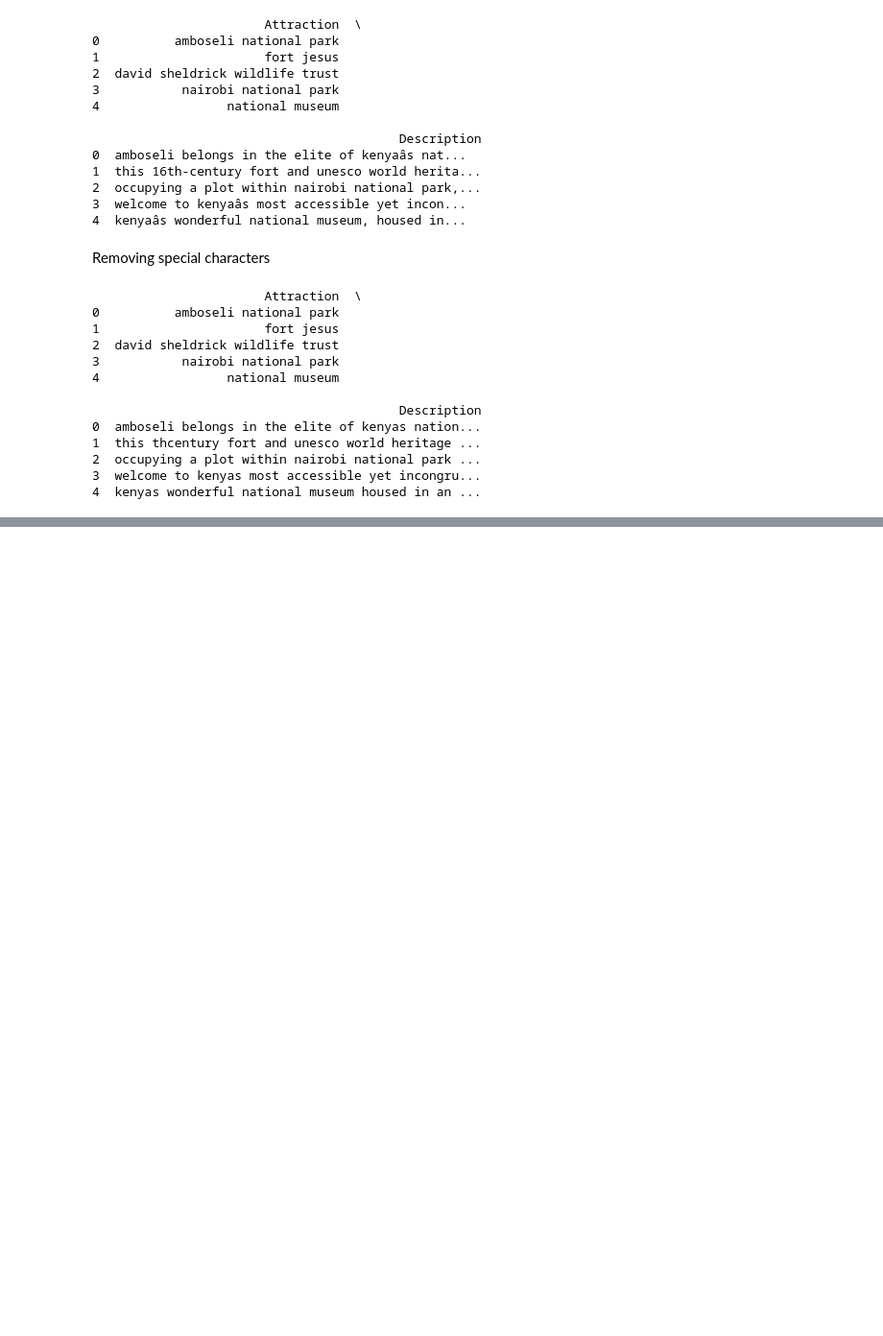
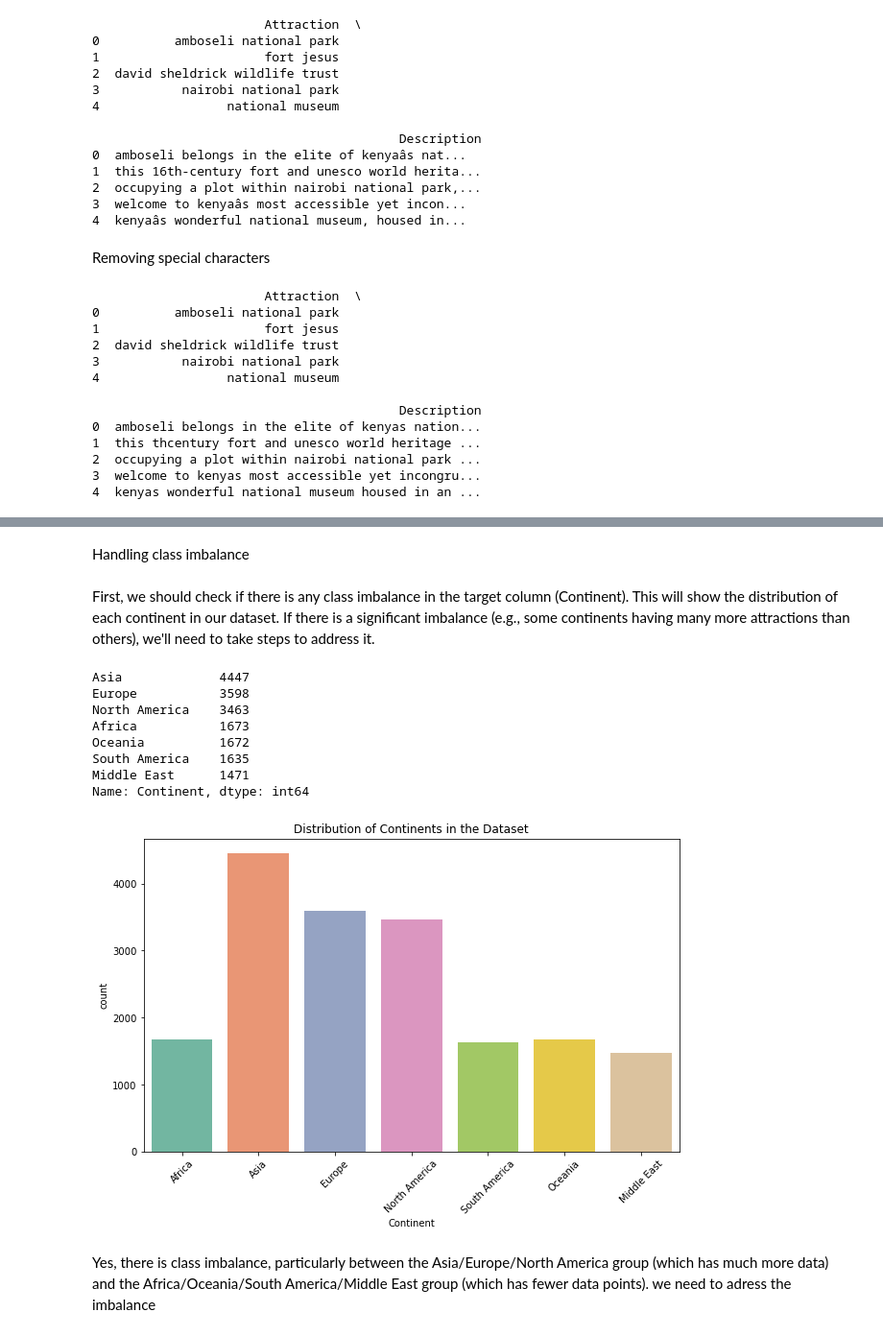
Before and after one commit to KImondorose/Safari-Travel-Advisor, a Jupyter notebook: work_in_progress/laura.ipynb, the cells around one changed output, grey strips where cells are left out. Shown at 96% size. Cells and saved outputs as stored; diff of their text form; code cells hidden in the pictures; blank space fills up the shorter version.

```diff
--- a/work_in_progress/laura.ipynb
+++ b/work_in_progress/laura.ipynb
@@ -244,0 +247,19 @@ print(df[['Attraction', 'Description']].head())
+# %%
+import nltk
+from nltk.corpus import stopwords
+
+# List of stopwords in English
+stop_words = set(stopwords.words('english'))
+
+# Function to remove stopwords
+def remove_stopwords(text):
+    tokens = text.split()
+    filtered_tokens = [word for word in tokens if word not in stop_words]
+    return ' '.join(filtered_tokens)
+
+# Apply the function to both columns
+df['Attraction'] = df['Attraction'].apply(remove_stopwords)
+df['Description'] = df['Description'].apply(remove_stopwords)
+
+# Verify the changes
+print(df[['Attraction', 'Description']].head())
@@ -244,0 +282,6 @@ print(df[['Attraction', 'Description']].head())
+# %%
+# Remove rows with short descriptions
+df = df[df['Description'].apply(lambda x: len(x.split()) > 5)]
+
+# Check the first few rows again
+print(df.head())
@@ -244,0 +330,28 @@ print(df[['Attraction', 'Description']].head())
+# %% [markdown]
+Handling class imbalance
+# %% [markdown]
+First, we should check if there is any class imbalance in the target column (Continent).
+This will show  the distribution of each continent in our dataset. If there is a significant imbalance (e.g., some continents having many more attractions than others), we'll need to take steps to address it.
+# %%
+# Check the distribution of the 'Continent' column
+continent_counts = df['Continent'].value_counts()
+print(continent_counts)
+
+# Plot the distribution of the 'Continent' column
+plt.figure(figsize=(10, 6))
+sns.countplot(x='Continent', data=df, palette='Set2')
+plt.title('Distribution of Continents in the Dataset')
+plt.xticks(rotation=45)
+plt.show()
+# %% [output]
+Asia             4447
+Europe           3598
+North America    3463
+Africa           1673
+Oceania          1672
+South America    1635
+Middle East      1471
+Name: Continent, dtype: int64
+[figure, added]
+# %% [markdown]
+Yes, there is class imbalance, particularly between the Asia/Europe/North America group (which has much more data) and the Africa/Oceania/South America/Middle East group (which has fewer data points). we need to adress the imbalance
```
Also changed, not shown: parts of 8 cells of this notebook.
